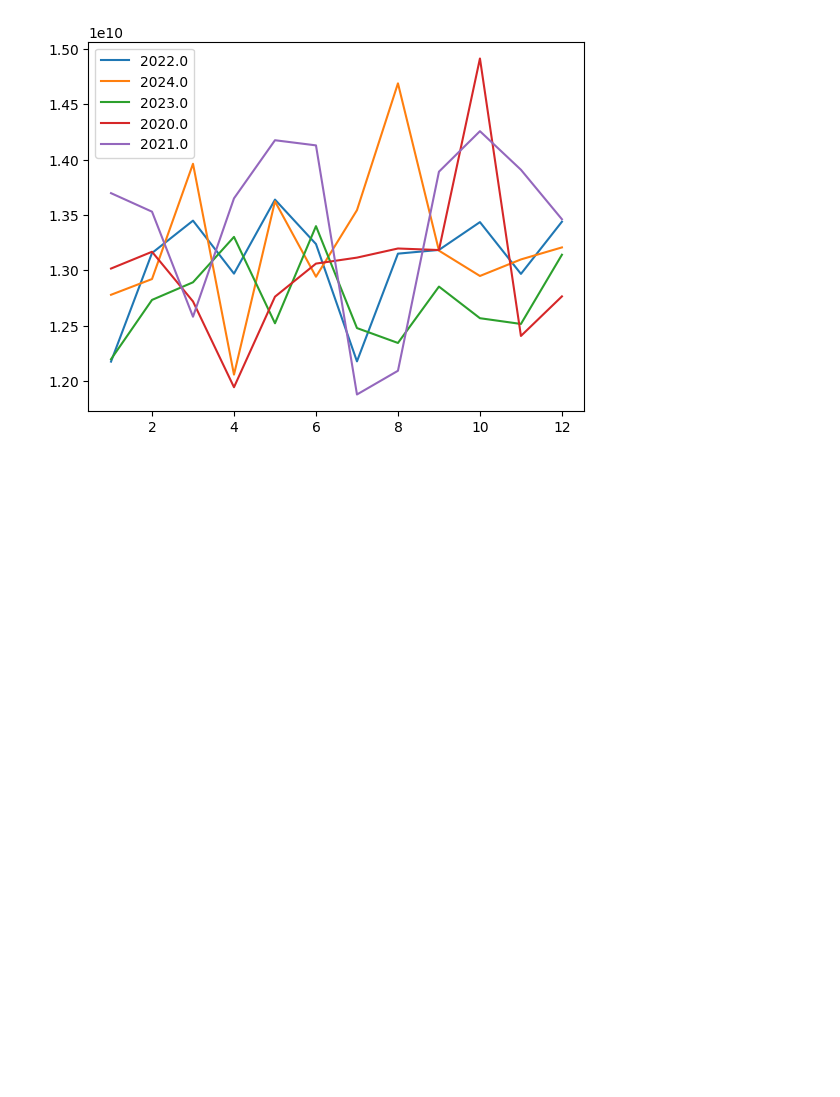
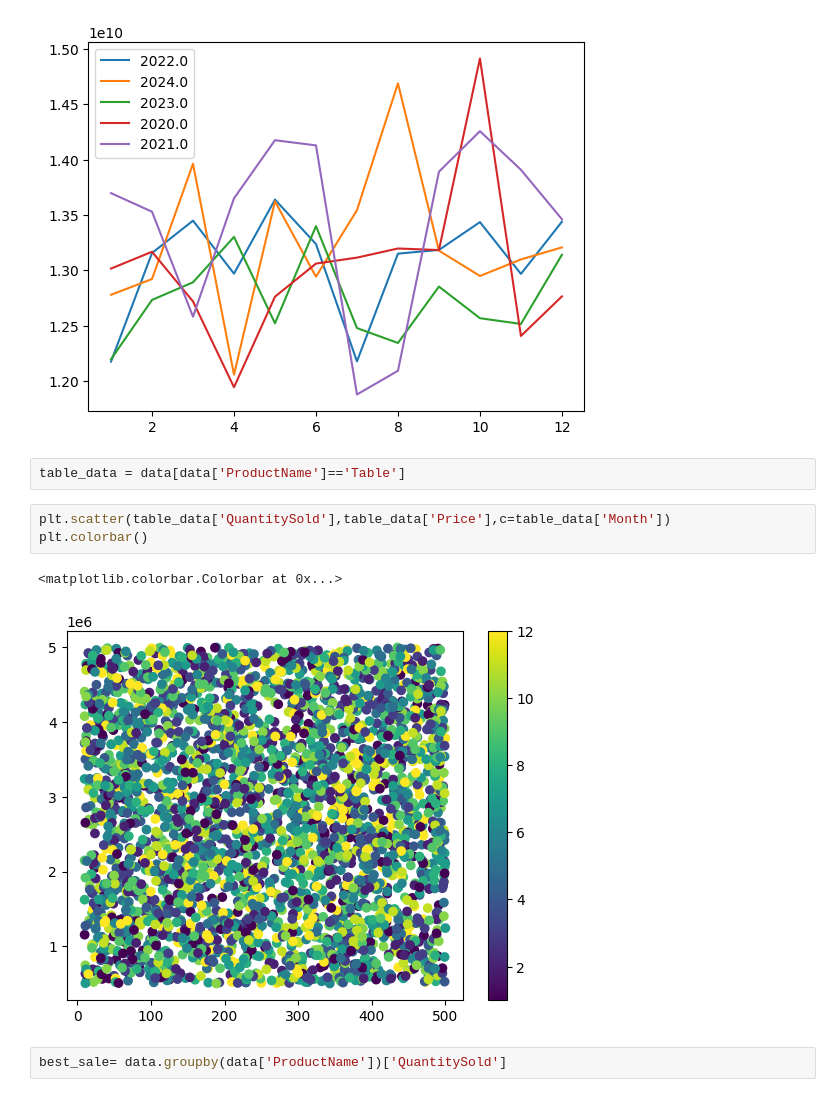
Before and after one commit to aminrahkan/sales-data-analysis, a Jupyter notebook: excercise 1 .ipynb, the cells around one changed output. Drawn from its saved outputs; the diff is of its cells as text; blank space fills up the shorter version.

```diff
--- a/excercise 1 .ipynb
+++ b/excercise 1 .ipynb
@@ -391,3 +391,13 @@ plt.legend()
 # %% [output]
 <matplotlib.legend.Legend at 0x...>
 [figure]
+# %%
+table_data = data[data['ProductName']=='Table']
+# %%
+plt.scatter(table_data['QuantitySold'],table_data['Price'],c=table_data['Month'])
+plt.colorbar()
+# %% [output]
+<matplotlib.colorbar.Colorbar at 0x...>
+[figure, added]
+# %%
+best_sale= data.groupby(data['ProductName'])['QuantitySold']
```
